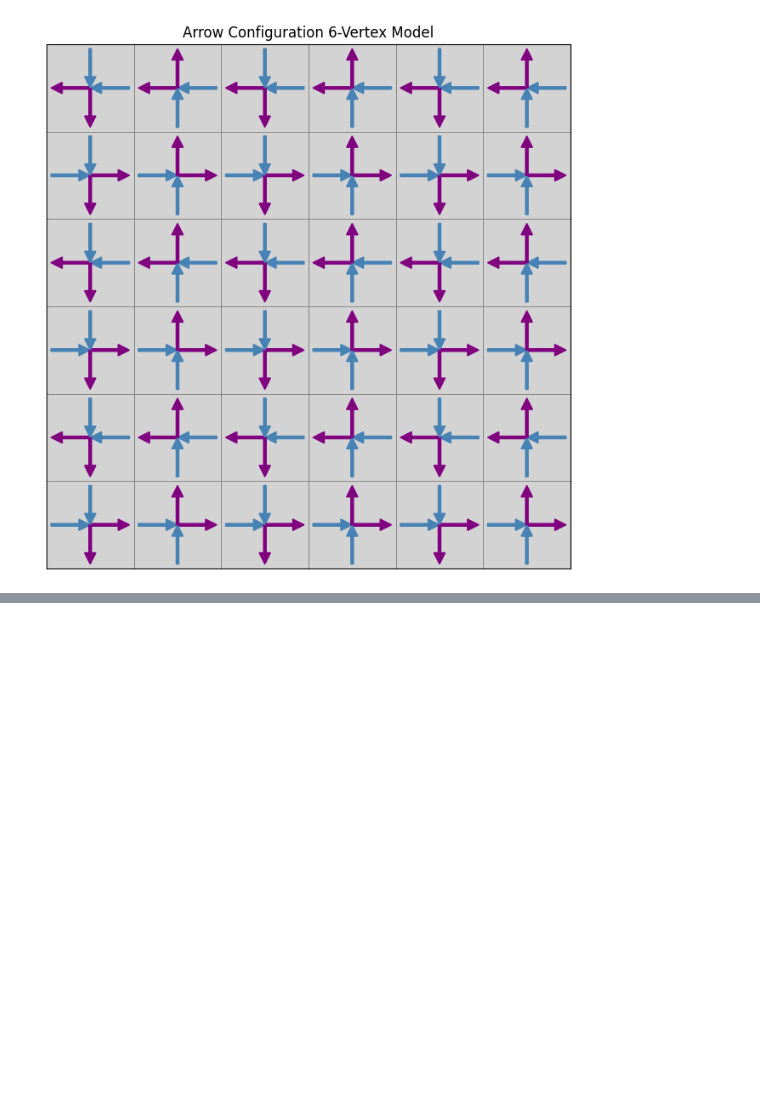
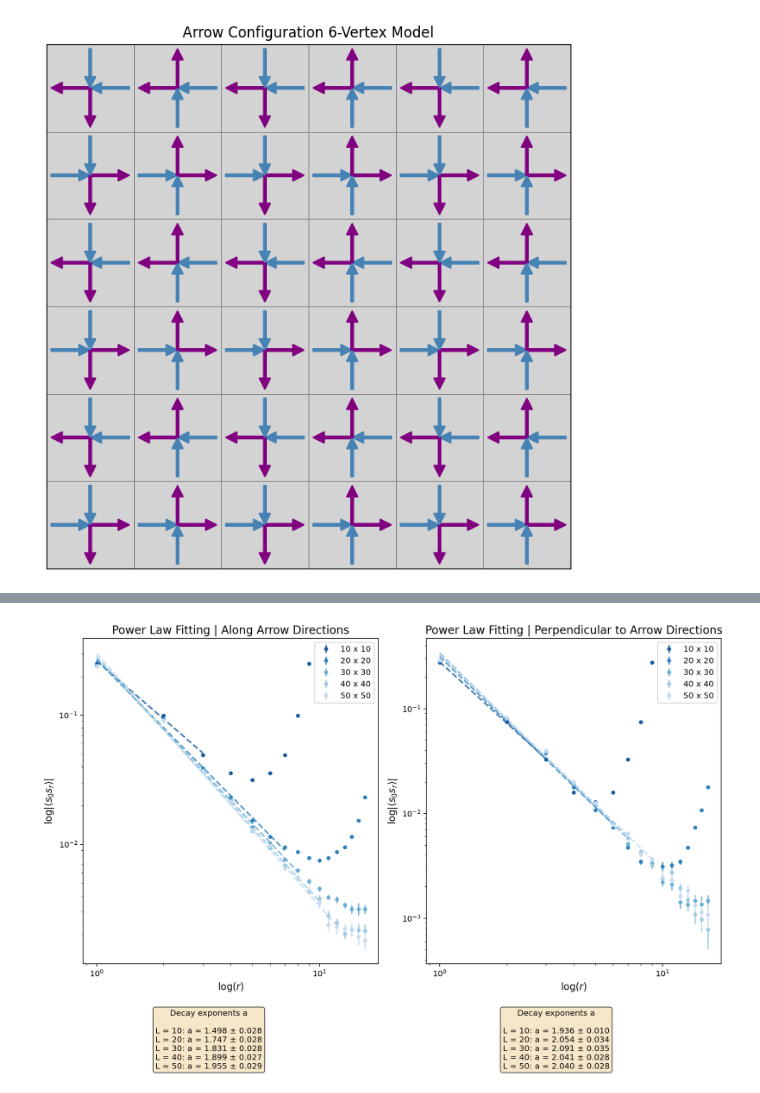
Before and after one commit to MrHighsenberg/Worm-Algorithm-6-Vertex-Model, a Jupyter notebook: Worm_Algorithm_for_6-vertex_model.ipynb, the cells around one changed output, grey strips where cells are left out. Saved outputs shown, nothing was run; the diff lists cells and outputs as text; code cells hidden in the pictures; blank space fills up the shorter version.

```diff
--- a/Worm_Algorithm_for_6-vertex_model.ipynb
+++ b/Worm_Algorithm_for_6-vertex_model.ipynb
@@ -652,0 +544,89 @@ should be around a = 0.5, comment on ergodicity and detailed balance
+# %%
+# Plot correlations with fits
+Ls = [10, 20, 30, 40, 50]
+params = {
+    10: {'Ni': 4000, 'Nbins': 80},
+    20: {'Ni': 3200, 'Nbins': 60},
+    30: {'Ni': 2400, 'Nbins': 40},
+    40: {'Ni': 1600, 'Nbins': 32},
+    50: {'Ni': 1200, 'Nbins': 24}
+}
+
+Rs = [np.arange(1, L) for L in Ls]
+end = Ls[-1] // 3
+
+colors = ['#1a5c9e', '#3182bd', '#6baed6', '#9ecae1', '#c6dbef']
+
+endfits = {'along': [3, 7, 8, 10, 12], 'perp': [3, 6, 7, 7, 9]}
+
+os.makedirs('plots', exist_ok=True)
+fig, axes = plt.subplots(1, 2, figsize=(12, 8), dpi=144)
+
+def fit_and_plot(ax, direction, title):
+    fit_params = []
+    for i, (L, endfit, color) in enumerate(zip(Ls, endfits[direction], colors)):
+
+        Ni, Nbins = params[L]['Ni'], params[L]['Nbins']
+        data = np.load(f'data/L{L}_N{Ni*Nbins}_{Ni}x{Nbins}bins_final.npz')
+
+        corr_key = 'corr_along' if direction == 'along' else 'corr_prep'
+        err_key = 'err_along' if direction == 'along' else 'err_prep'
+        corr, err = data[corr_key], data[err_key]
+
+        # Plot data points
+        ax.errorbar(Rs[i][:end], np.abs(corr[:end]), err[:end],
+                   fmt='o', color=color, label=f'{L} x {L}', markersize=4)
+
+        # Fit power law curve
+        fit_end = min(endfit, len(corr))
+        log_r, log_corr = np.log(Rs[i][:fit_end]), np.log(np.abs(corr[:fit_end]))
+        valid = np.isfinite(log_r) & np.isfinite(log_corr)
+
+        # Apply a linear fit
+        coeffs = np.polyfit(log_r[valid], log_corr[valid], 1, w=1.0/err[:fit_end][valid])
+        a, _ = -coeffs[0], coeffs[1]
+        a_err = np.std(log_corr[valid] - np.polyval(coeffs, log_r[valid])) / np.sqrt(np.sum(valid))
+
+        fit_params.append((L, a, a_err))
+
+        # Plot fit curve
+        r_fit = np.linspace(Rs[i][0], Rs[i][fit_end-1], 100)
+        ax.plot(r_fit, np.exp(np.polyval(coeffs, np.log(r_fit))),
+               color=color, linestyle='--', linewidth=2, alpha=0.8)
+
+    ax.set_title(f'Power Law Fitting | {title}', fontsize=14)
+    ax.set_xlabel('$\\log(r)$', fontsize=12)
+    ax.set_ylabel('$\\log |\\langle s_0 s_r \\rangle|$', fontsize=12)
+    ax.set_xscale('log')
+    ax.set_yscale('log')
+    ax.legend()
+    return fit_params
+
+# Fit both directions
+fit_params_along = fit_and_plot(axes[0], 'along', 'Along Arrow Directions')
+fit_params_perp = fit_and_plot(axes[1], 'perp', 'Perpendicular to Arrow Directions')
+
+plt.tight_layout()
+
+# Add fit parameter text boxes
+for i, (params, x_pos) in enumerate([(fit_params_along, 0.25), (fit_params_perp, 0.75)]):
+    text = "Decay exponents a\n\n" + "\n".join([f"L = {L}: a = {a:.3f} ± {a_err:.3f}" for L, a, a_err in params])
+    fig.text(x_pos, 0.02, text, fontsize=10, verticalalignment='bottom',
+             bbox=dict(boxstyle="round,pad=0.3", facecolor="wheat", alpha=0.7),
+             horizontalalignment='center')
+
+plt.subplots_adjust(bottom=0.25)
+plt.savefig('plots/all_final_correlations_fits_subplots.png', dpi=144, bbox_inches='tight')
+plt.show()
+
+# Print summary
+print("\n" + "="*35 + "\nSUMMARY OF DECAY EXPONENTS\n" + "="*35)
+for direction, params in [("Along Arrows directions:", fit_params_along),
+                         ("Perpendicular to Arrow directions:", fit_params_perp)]:
+    print(f"\n{direction}")
+    for L, a, a_err in params:
+        print(f"  L = {L:2d}: a = {a:.3f} ± {a_err:.3f}")
+
+print(f"\n Decay exponent for large L: a ≈ 2.000")
+# %% [output]
+[figure, added]
```
Also changed, not shown: parts of 9 cells of this notebook, 13 other files.
